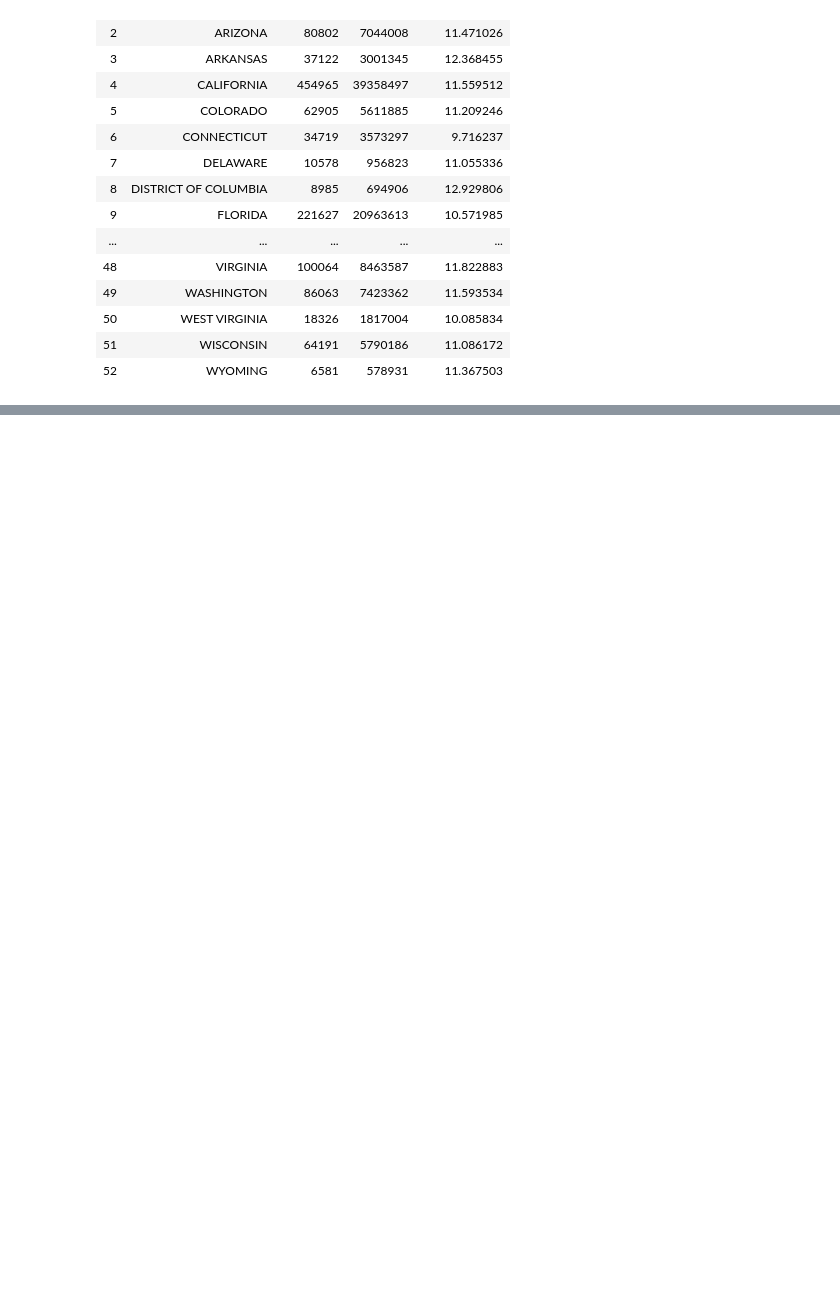
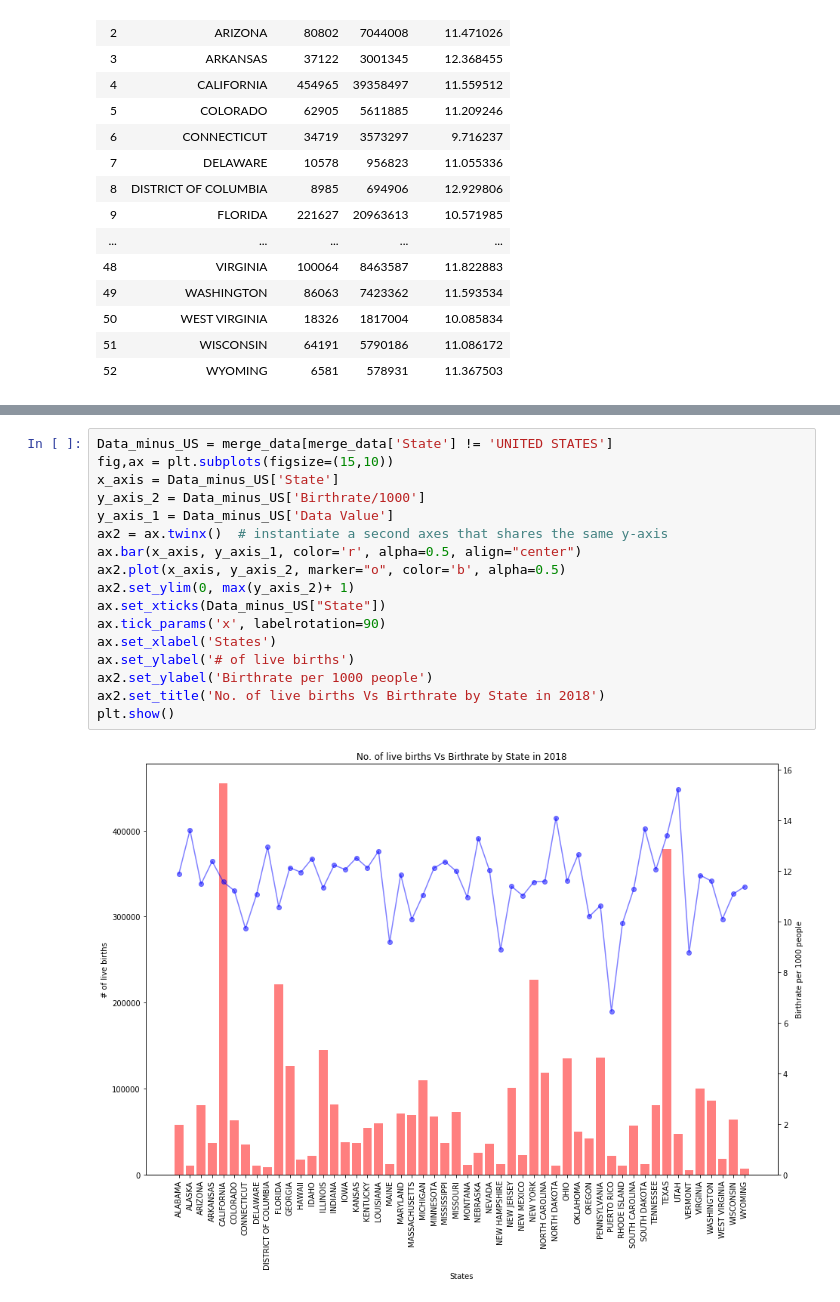
Before and after one commit to EMDeLeon/Project_1, a Jupyter notebook: Project 1.ipynb, the cells around one changed output, grey strips where cells are left out. Saved outputs shown, nothing was run; the diff lists cells and outputs as text; blank space fills up the shorter version.

```diff
--- a/Project 1.ipynb
+++ b/Project 1.ipynb
@@ -211,0 +224,19 @@ merge_data
+# %%
+Data_minus_US = merge_data[merge_data['State'] != 'UNITED STATES']
+fig,ax = plt.subplots(figsize=(15,10))
+x_axis = Data_minus_US['State']
+y_axis_2 = Data_minus_US['Birthrate/1000']
+y_axis_1 = Data_minus_US['Data Value']
+ax2 = ax.twinx()  # instantiate a second axes that shares the same y-axis
+ax.bar(x_axis, y_axis_1, color='r', alpha=0.5, align="center")
+ax2.plot(x_axis, y_axis_2, marker="o", color='b', alpha=0.5)
+ax2.set_ylim(0, max(y_axis_2)+ 1)
+ax.set_xticks(Data_minus_US["State"])
+ax.tick_params('x', labelrotation=90)
+ax.set_xlabel('States')
+ax.set_ylabel('# of live births')
+ax2.set_ylabel('Birthrate per 1000 people')
+ax2.set_title('No. of live births Vs Birthrate by State in 2018')
+plt.show()
+# %% [output]
+[figure, added]
```
Also changed, not shown: parts of 7 cells of this notebook.
